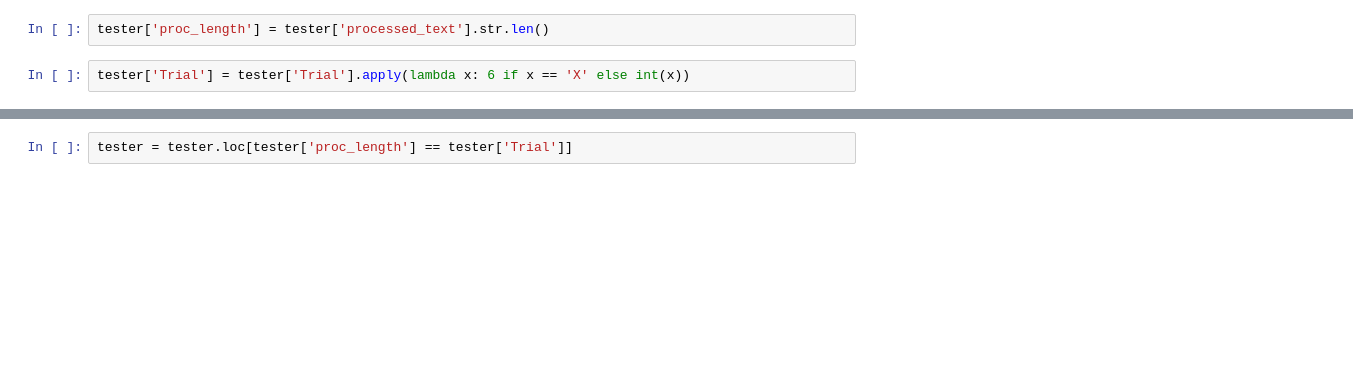
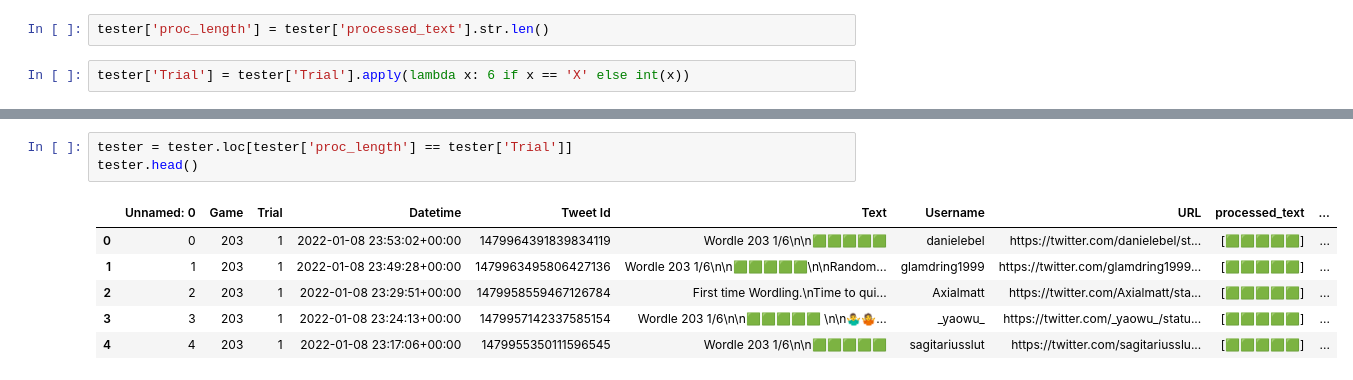
Before and after one commit to OscarCal/ImitatingWordlePlayers, a Jupyter notebook: analisis/Tweet processing.ipynb, the cells around one changed output, grey strips where cells are left out. Drawn from its saved outputs; the diff is of its cells as text; blank space fills up the shorter version.

```diff
--- a/analisis/Tweet processing.ipynb
+++ b/analisis/Tweet processing.ipynb
@@ -52,2 +36,10 @@ tester['Trial'] = tester['Trial'].apply(lambda x: 6 if x == 'X' else int(x))
 # %%
 tester = tester.loc[tester['proc_length'] == tester['Trial']]
+tester.head()
+# %% [output]
+|  | Unnamed: 0 | Game | Trial | Datetime | Tweet Id | Text | Username | URL | processed_text | ... |
+| 0 | 0 | 203 | 1 | 2022-01-08 23:53:02+00:00 | 1479964391839834119 | Wordle 203 1/6\n\n🟩🟩🟩🟩🟩 | danielebel | https://twitter.com/danielebel/st... | [🟩🟩🟩🟩🟩] | ... |
+| 1 | 1 | 203 | 1 | 2022-01-08 23:49:28+00:00 | 1479963495806427136 | Wordle 203 1/6\n\n🟩🟩🟩🟩🟩\n\nRandom... | glamdring1999 | https://twitter.com/glamdring1999... | [🟩🟩🟩🟩🟩] | ... |
+| 2 | 2 | 203 | 1 | 2022-01-08 23:29:51+00:00 | 1479958559467126784 | First time Wordling.\nTime to qui... | Axialmatt | https://twitter.com/Axialmatt/sta... | [🟩🟩🟩🟩🟩] | ... |
+| 3 | 3 | 203 | 1 | 2022-01-08 23:24:13+00:00 | 1479957142337585154 | Wordle 203 1/6\n\n🟩🟩🟩🟩🟩 \n\n🤷‍♂️🤷... | _yaowu_ | https://twitter.com/_yaowu_/statu... | [🟩🟩🟩🟩🟩] | ... |
+| 4 | 4 | 203 | 1 | 2022-01-08 23:17:06+00:00 | 1479955350111596545 | Wordle 203 1/6\n\n🟩🟩🟩🟩🟩 | sagitariusslut | https://twitter.com/sagitariusslu... | [🟩🟩🟩🟩🟩] | ... |
```
Also changed, not shown: parts of 27 cells of this notebook, 11 other files.
